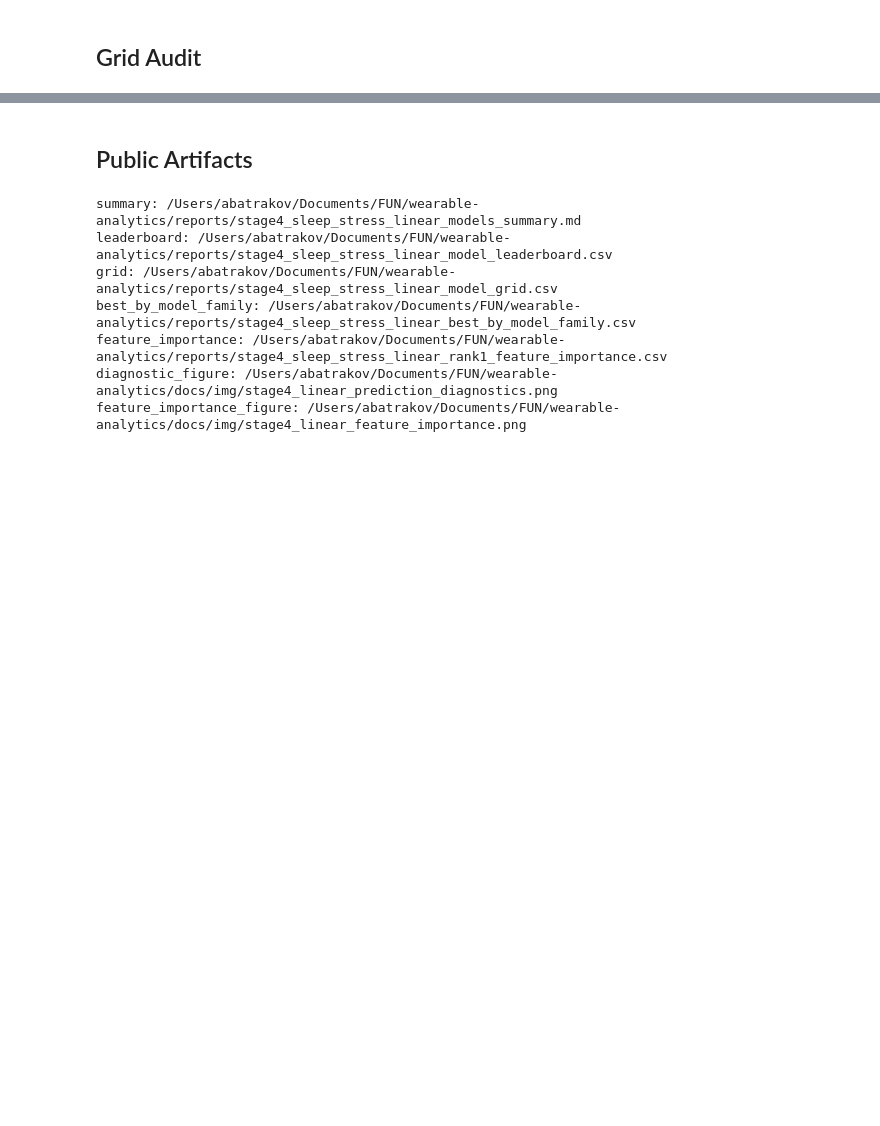
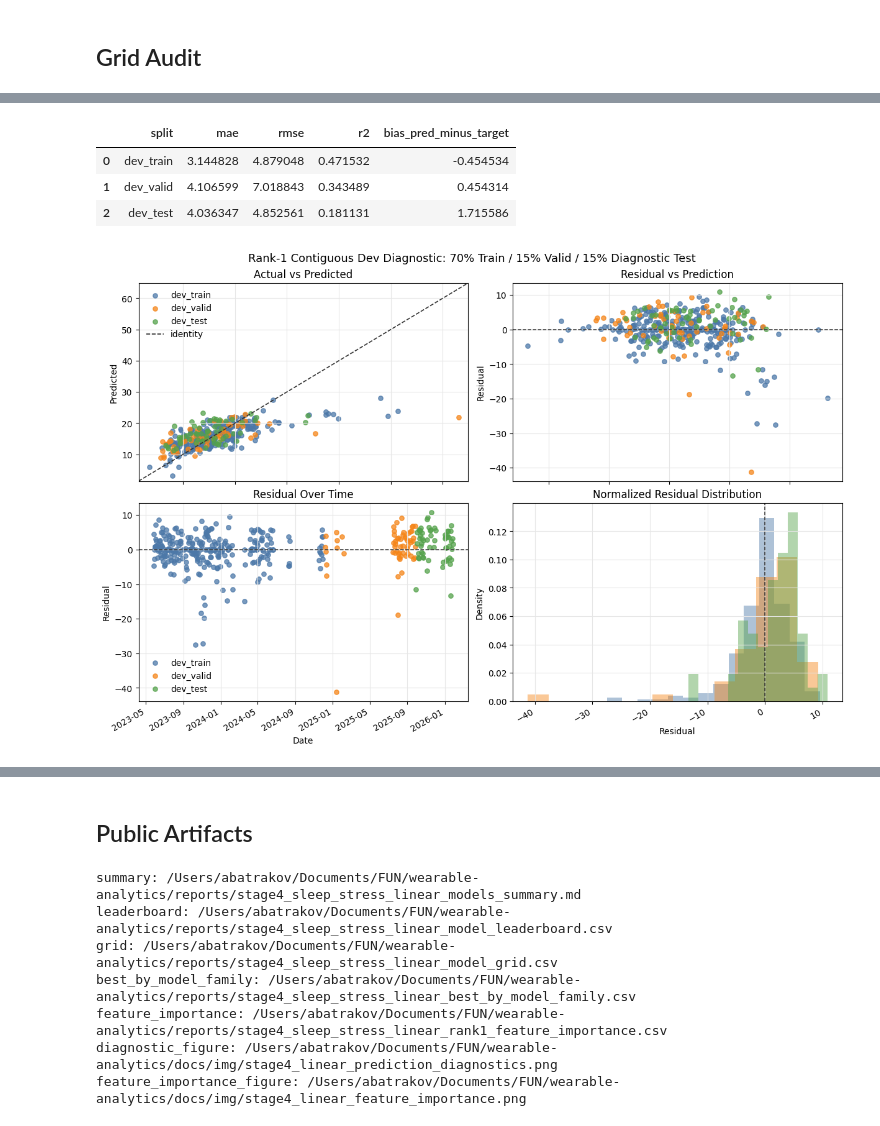
Before and after one commit to AlexBatrakov/wearable-analytics, a Jupyter notebook: notebooks/09_sleep_stress_linear_models.ipynb, the cells around one changed output, grey strips where cells are left out. Cells and saved outputs as stored; diff of their text form; code cells hidden in the pictures; blank space fills up the shorter version.

```diff
--- a/notebooks/09_sleep_stress_linear_models.ipynb
+++ b/notebooks/09_sleep_stress_linear_models.ipynb
@@ -651,0 +875,28 @@ print("feature_importance_figure:", feature_importance_figure_path)
+# %%
+rank1_validation_record = selection_tuning_result.tuning_summary.sort_values("selection_rank").iloc[0].to_dict()
+rank1_validation_candidate = stage4_linear_candidate_from_record(rank1_validation_record)
+contiguous_dev_metrics, contiguous_dev_predictions = evaluate_stage4_linear_contiguous_dev_diagnostic(
+    selection_tuning_result.splits,
+    selection_tuning_result.feature_columns,
+    rank1_validation_candidate,
+    config=selection_tuning_result.config,
+    train_fraction=0.70,
+    valid_fraction=0.15,
+)
+display(contiguous_dev_metrics[["split", "mae", "rmse", "r2", "bias_pred_minus_target"]])
+contiguous_dev_fig = plot_stage4_linear_prediction_diagnostics(
+    contiguous_dev_predictions,
+    target_col=TARGET_COL,
+    validation_selection_rank=1,
+    splits=("dev_train", "dev_valid", "dev_test"),
+    normalize_histogram=True,
+    title="Rank-1 Contiguous Dev Diagnostic: 70% Train / 15% Valid / 15% Diagnostic Test",
+)
+display(contiguous_dev_fig)
+plt.close(contiguous_dev_fig)
+# %% [output]
+|  | split | mae | rmse | r2 | bias_pred_minus_target |
+| 0 | dev_train | 3.144828 | 4.879048 | 0.471532 | -0.454534 |
+| 1 | dev_valid | 4.106599 | 7.018843 | 0.343489 | 0.454314 |
+| 2 | dev_test | 4.036347 | 4.852561 | 0.181131 | 1.715586 |
+[figure, added]
```
Also changed, not shown: parts of 46 cells of this notebook, 22 other files.
